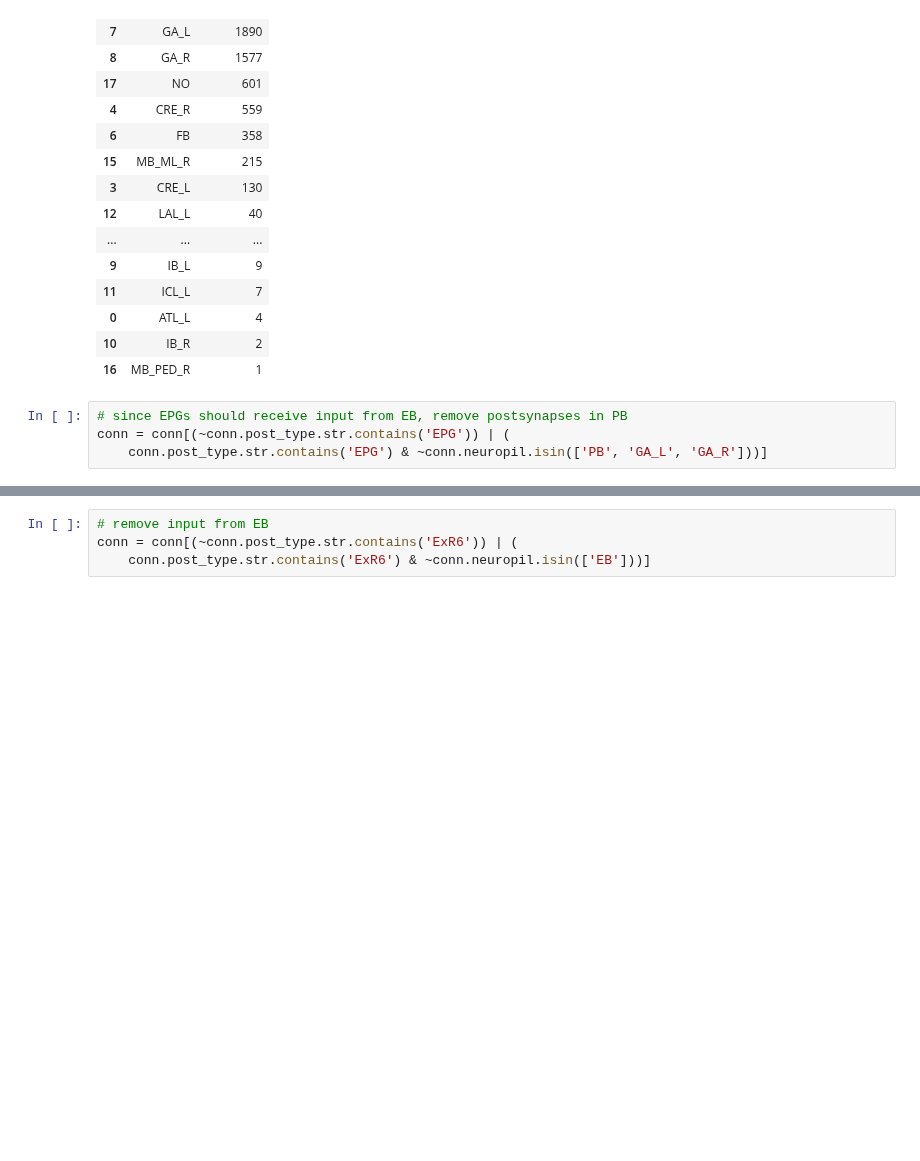
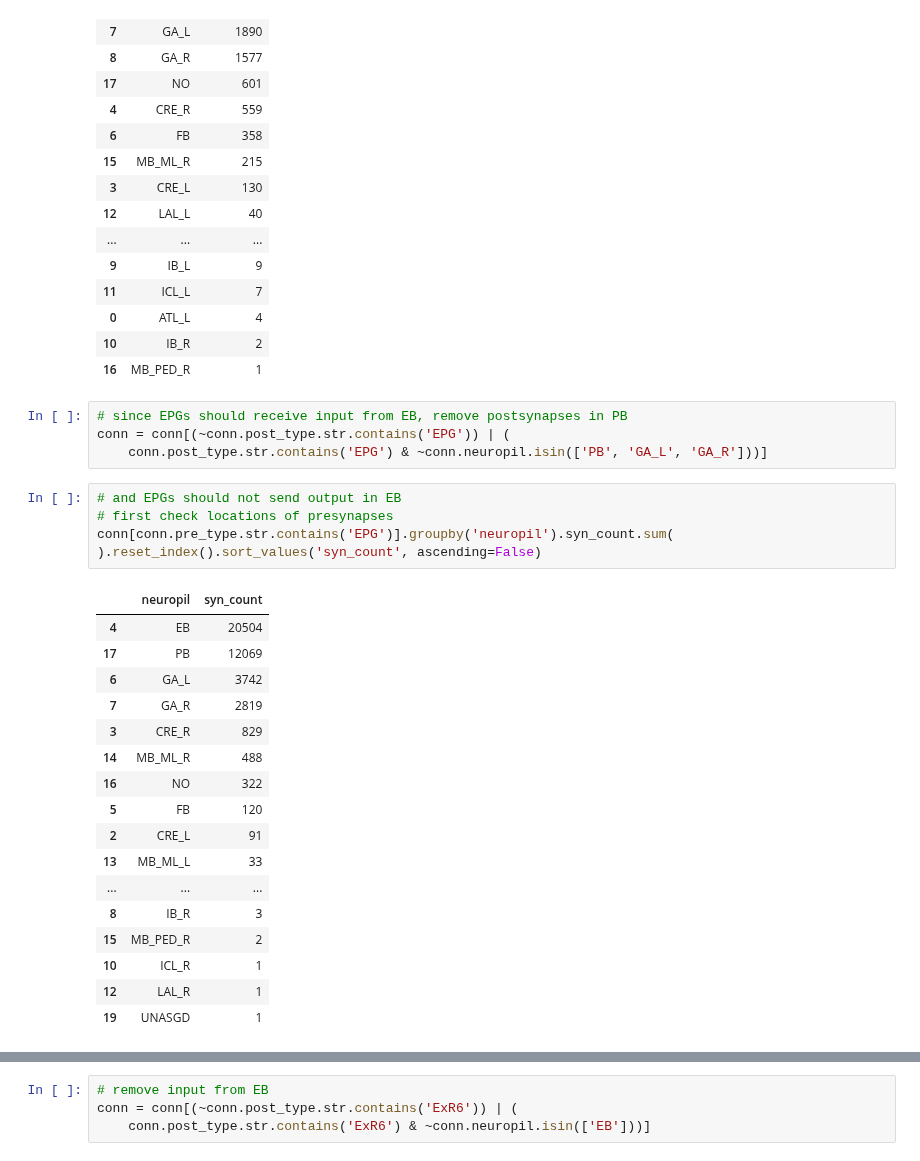
Before and after one commit to YijieYin/connectome_data_prep, a Jupyter notebook: adult_prepare_connectome_cb_neuron_no_CX_axonic_postsynapses.ipynb, the cells around one changed output, grey strips where cells are left out. Saved outputs shown, nothing was run; the diff lists cells and outputs as text; blank space fills up the shorter version.

Commit message:
remove presynapses in the EB for EPG

```diff
--- a/adult_prepare_connectome_cb_neuron_no_CX_axonic_postsynapses.ipynb
+++ b/adult_prepare_connectome_cb_neuron_no_CX_axonic_postsynapses.ipynb
@@ -361,3 +363,26 @@ conn[conn.post_type.str.contains('EPG')].groupby('neuropil').syn_count.sum(
 # since EPGs should receive input from EB, remove postsynapses in PB
 conn = conn[(~conn.post_type.str.contains('EPG')) | (
     conn.post_type.str.contains('EPG') & ~conn.neuropil.isin(['PB', 'GA_L', 'GA_R']))]
+# %%
+# and EPGs should not send output in EB
+# first check locations of presynapses
+conn[conn.pre_type.str.contains('EPG')].groupby('neuropil').syn_count.sum(
+).reset_index().sort_values('syn_count', ascending=False)
+# %% [output]
+|  | neuropil | syn_count |
+| 4 | EB | 20504 |
+| 17 | PB | 12069 |
+| 6 | GA_L | 3742 |
+| 7 | GA_R | 2819 |
+| 3 | CRE_R | 829 |
+| 14 | MB_ML_R | 488 |
+| 16 | NO | 322 |
+| 5 | FB | 120 |
+| 2 | CRE_L | 91 |
+| 13 | MB_ML_L | 33 |
+| ... | ... | ... |
+| 8 | IB_R | 3 |
+| 15 | MB_PED_R | 2 |
+| 10 | ICL_R | 1 |
+| 12 | LAL_R | 1 |
+| 19 | UNASGD | 1 |
```
Also changed, not shown: parts of 16 cells of this notebook, 1 other file.
